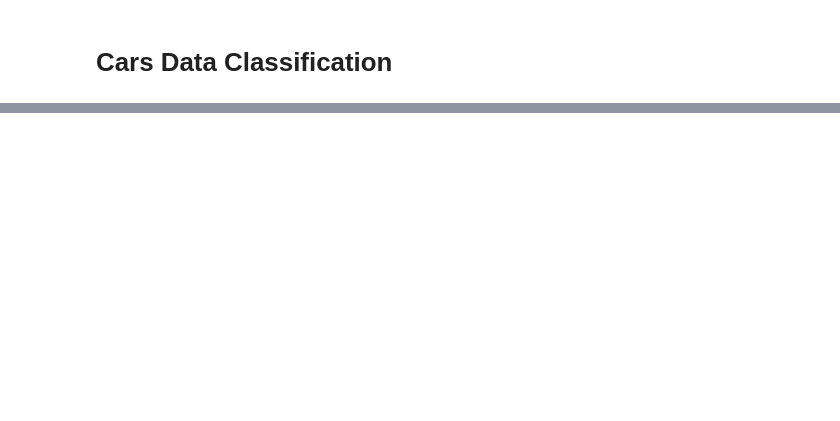
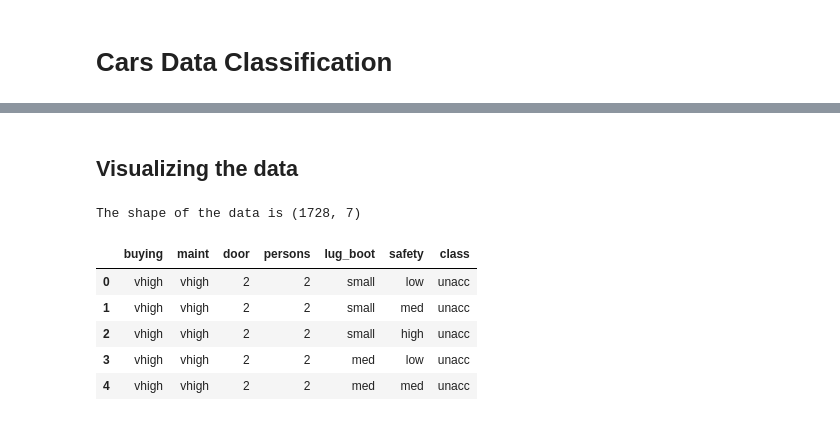
Before and after one commit to RISHIT7/Programming, a Jupyter notebook: Python/Projects/Advanced Projects/CarDataML/Code/MyImplementation.ipynb, the cells around one changed output, grey strips where cells are left out. Drawn from its saved outputs; the diff is of its cells as text; code cells hidden in the pictures; blank space fills up the shorter version.

```diff
--- a/Python/Projects/Advanced Projects/CarDataML/Code/MyImplementation.ipynb
+++ b/Python/Projects/Advanced Projects/CarDataML/Code/MyImplementation.ipynb
@@ -26,0 +15,14 @@ data = pd.read_excel(
+# %% [markdown]
+## Visualizing the data
+# %%
+shape = data.shape
+print(f"The shape of the data is {shape}\n")
+data[:5]
+# %% [output]
+The shape of the data is (1728, 7)
+|  | buying | maint | door | persons | lug_boot | safety | class |
+| 0 | vhigh | vhigh | 2 | 2 | small | low | unacc |
+| 1 | vhigh | vhigh | 2 | 2 | small | med | unacc |
+| 2 | vhigh | vhigh | 2 | 2 | small | high | unacc |
+| 3 | vhigh | vhigh | 2 | 2 | med | low | unacc |
+| 4 | vhigh | vhigh | 2 | 2 | med | med | unacc |
```
Also changed, not shown: parts of 12 cells of this notebook, 8 other files.
